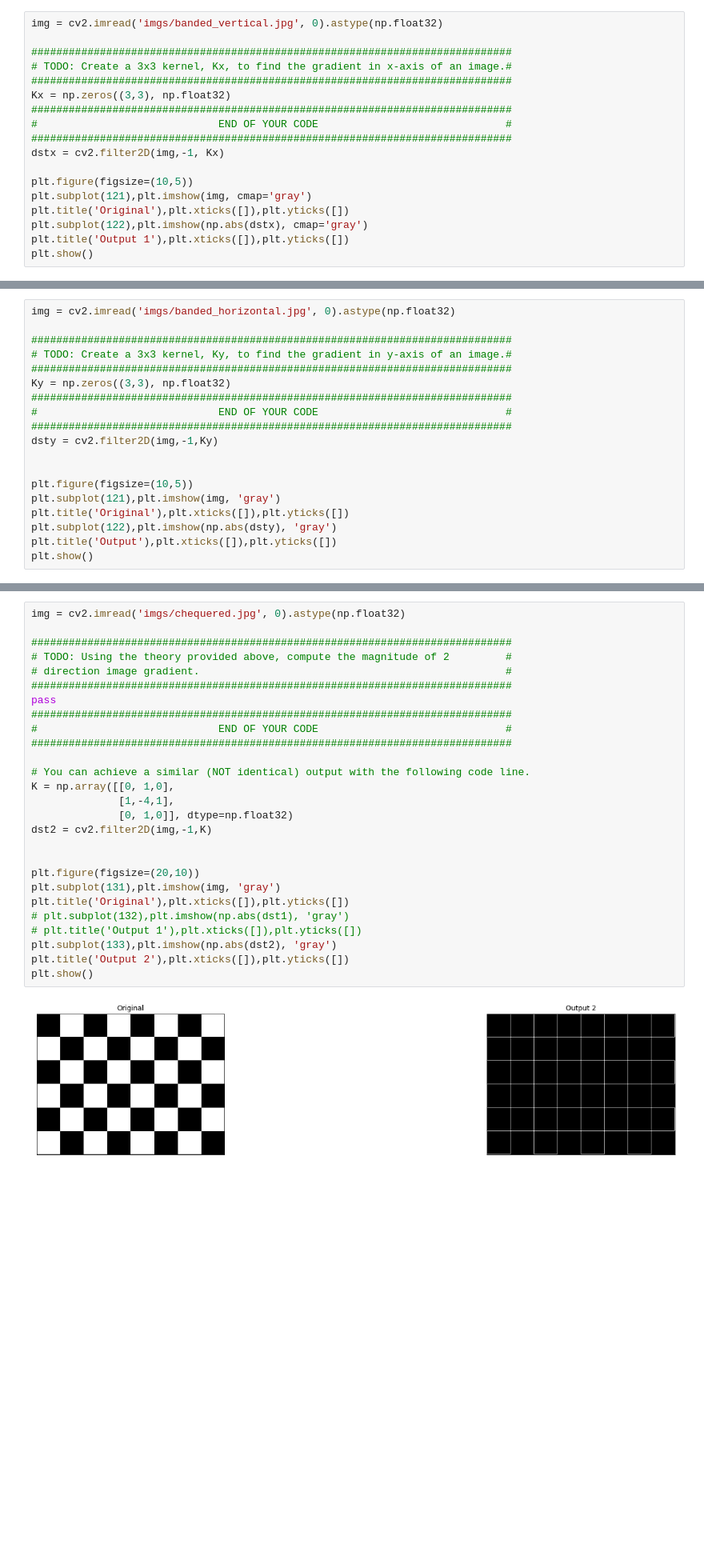
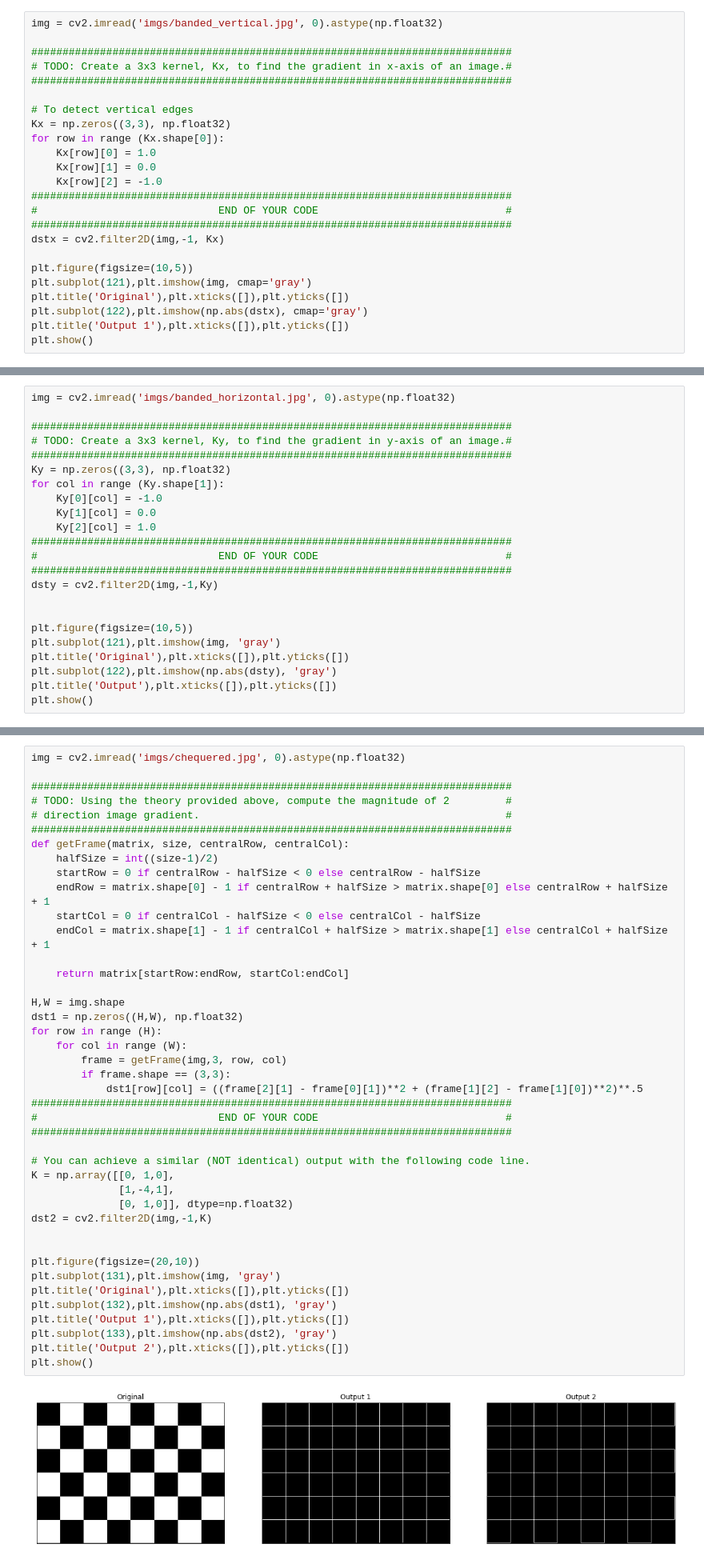
Before and after one commit to IC088/Computer-Vision-2020, a Jupyter notebook: PSET1/Lab1-Week1/OpenCV.ipynb, the cells around one changed output, grey strips where cells are left out. Shown at 80% size. Cells and saved outputs as stored; diff of their text form; blank space fills up the shorter version.

```diff
--- a/PSET1/Lab1-Week1/OpenCV.ipynb
+++ b/PSET1/Lab1-Week1/OpenCV.ipynb
@@ -614,7 +614,13 @@ img = cv2.imread('imgs/banded_vertical.jpg', 0).astype(np.float32)
 #############################################################################
 # TODO: Create a 3x3 kernel, Kx, to find the gradient in x-axis of an image.#
 #############################################################################
+
+# To detect vertical edges
 Kx = np.zeros((3,3), np.float32)
+for row in range (Kx.shape[0]):
+    Kx[row][0] = 1.0
+    Kx[row][1] = 0.0
+    Kx[row][2] = -1.0
 #############################################################################
 #                             END OF YOUR CODE                              #
 #############################################################################
@@ -635,6 +641,10 @@ img = cv2.imread('imgs/banded_horizontal.jpg', 0).astype(np.float32)
 # TODO: Create a 3x3 kernel, Ky, to find the gradient in y-axis of an image.#
 #############################################################################
 Ky = np.zeros((3,3), np.float32)
+for col in range (Ky.shape[1]):
+    Ky[0][col] = -1.0
+    Ky[1][col] = 0.0
+    Ky[2][col] = 1.0
 #############################################################################
 #                             END OF YOUR CODE                              #
 #############################################################################
@@ -667,32 +677,47 @@ $$\measuredangle g[m,n]=\tan^{-1}\left(\frac{g_y[m,n]}{g_x[m,n]}\right)$$
 # %%
 img = cv2.imread('imgs/chequered.jpg', 0).astype(np.float32)
 
 #############################################################################
 # TODO: Using the theory provided above, compute the magnitude of 2         #
 # direction image gradient.                                                 #
 #############################################################################
-pass
+def getFrame(matrix, size, centralRow, centralCol):
+    halfSize = int((size-1)/2)
+    startRow = 0 if centralRow - halfSize < 0 else centralRow - halfSize
+    endRow = matrix.shape[0] - 1 if centralRow + halfSize > matrix.shape[0] else centralRow + halfSize + 1
+    startCol = 0 if centralCol - halfSize < 0 else centralCol - halfSize
+    endCol = matrix.shape[1] - 1 if centralCol + halfSize > matrix.shape[1] else centralCol + halfSize + 1
+
+    return matrix[startRow:endRow, startCol:endCol]
+
+H,W = img.shape
+dst1 = np.zeros((H,W), np.float32)
+for row in range (H):
+    for col in range (W):
+        frame = getFrame(img,3, row, col)
+        if frame.shape == (3,3):
+            dst1[row][col] = ((frame[2][1] - frame[0][1])**2 + (frame[1][2] - frame[1][0])**2)**.5
 #############################################################################
 #                             END OF YOUR CODE                              #
 #############################################################################
 
 # You can achieve a similar (NOT identical) output with the following code line.
 K = np.array([[0, 1,0],
               [1,-4,1],
               [0, 1,0]], dtype=np.float32)
 dst2 = cv2.filter2D(img,-1,K)
 
 
 plt.figure(figsize=(20,10))
 plt.subplot(131),plt.imshow(img, 'gray')
 plt.title('Original'),plt.xticks([]),plt.yticks([])
-# plt.subplot(132),plt.imshow(np.abs(dst1), 'gray')
-# plt.title('Output 1'),plt.xticks([]),plt.yticks([])
+plt.subplot(132),plt.imshow(np.abs(dst1), 'gray')
+plt.title('Output 1'),plt.xticks([]),plt.yticks([])
 plt.subplot(133),plt.imshow(np.abs(dst2), 'gray')
 plt.title('Output 2'),plt.xticks([]),plt.yticks([])
 plt.show()
 # %% [output]
-[figure, old version]
+[figure, new version]
 # %% [markdown]
 # Histogram
  * It is a graphical representation of the intensity distribution of an image.
```
Also changed, not shown: parts of 4 cells of this notebook.
